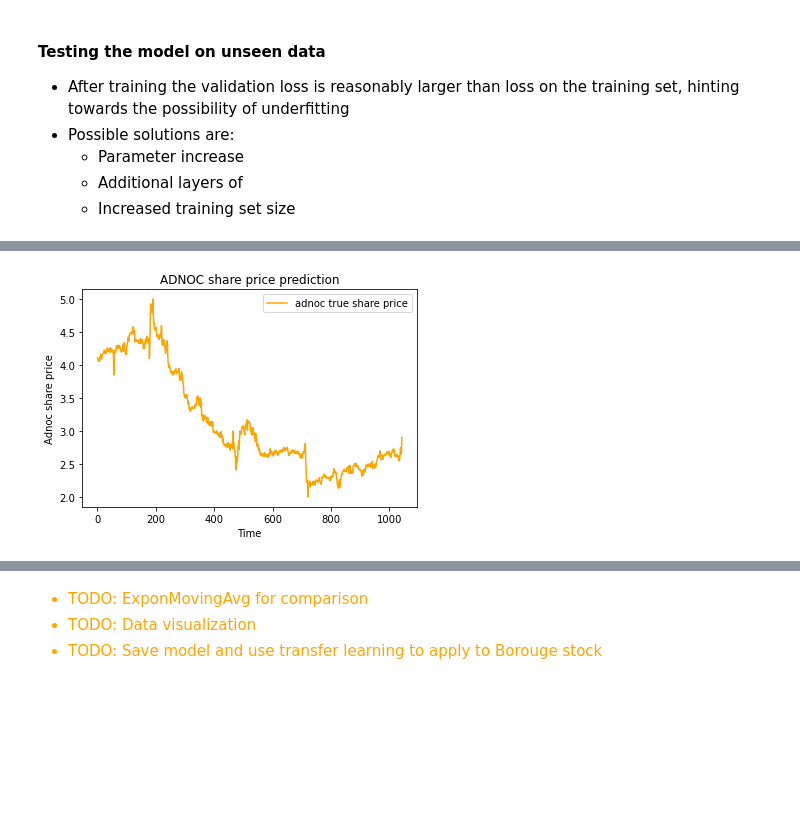
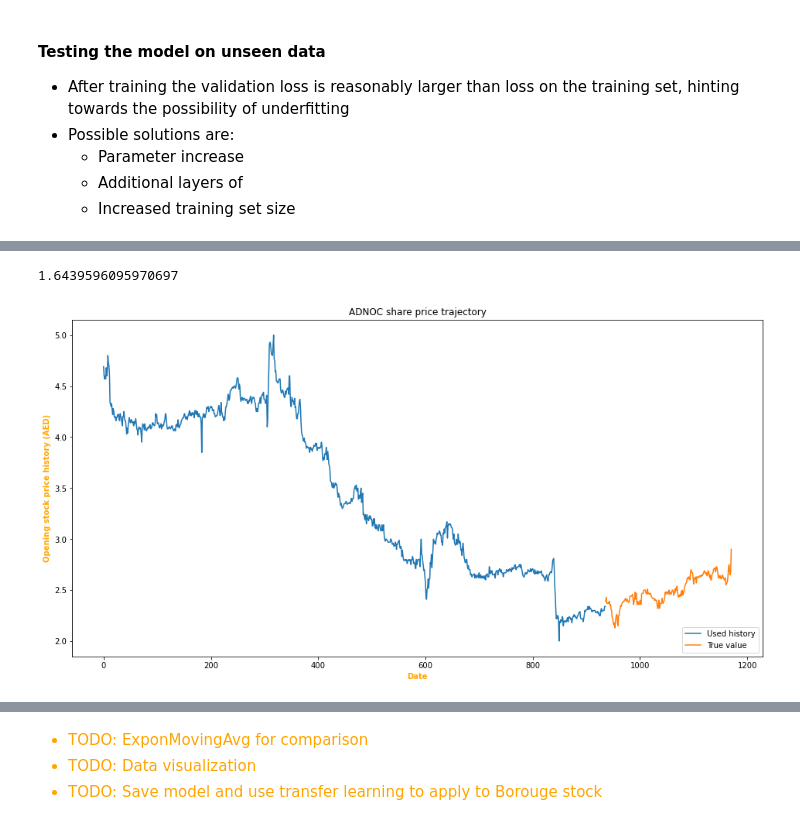
Before and after one commit to abdullamatar/LSTM-Financial-Forecaster, a Jupyter notebook: LSTM_forecaster.ipynb, the cells around one changed output, grey strips where cells are left out. Cells and saved outputs as stored; diff of their text form; code cells hidden in the pictures; blank space fills up the shorter version.

Commit message:
several changes, issues with test set time range  and models predicted output

```diff
--- a/LSTM_forecaster.ipynb
+++ b/LSTM_forecaster.ipynb
@@ -207,21 +240,25 @@ Epoch 100/100
     - Additional layers of
     - Increased training set size
 # %%
-total_set = unsplit_dat[['Open']].values
+# total_set = unsplit_dat[['Open']].values
 # len(scaled_total_set)-len(scaled_test_set)-60 = 963 = X_train.shape[0], the remaining being test
 # tests=total_set[len(total_set)-len(test_set)-60:]
-# tests
+
+
 test_set = test_set.reshape(-1,1)
 # tests = normalizer.transform(tests)
 test_set = normalizer.fit_transform(test_set)
 
 X_test=[]
+y_test=[]
 # # Creating the same window and dimensions as before
-# for e in range(60,test_set.shape[0]):
-#     X_test.append(test_set[e-60:e,0])
-# X_test = np.array(X_test)
-# X_test = np.reshape(X_test,(X_test.shape[0],X_test.shape[1],1))
+for e in range(22,test_set.shape[0]):
+    X_test.append(test_set[e-22:e,0])
+    y_test.append(test_set[e,0])
+X_test = np.array(X_test)
+X_test = np.reshape(X_test,(X_test.shape[0],X_test.shape[1],1))
 
-# model_prediction = lstm_model.predict(X_test)
-# model_prediction = normalizer.inverse_transform(model_prediction)
-# model_prediction
+model_prediction = lstm_model.predict(X_test)
+model_prediction = normalizer.inverse_transform(model_prediction)
+model_prediction.shape
+# model_prediction.reshape(-1)
@@ -228,15 +284,29 @@ X_test=[]
-# %%
-plt.plot(total_set, color='orange',label='adnoc true share price')
-
-#*in dire need of revision, this model needs saving xD
-
-# plt.plot(model_prediction, color='black',label='model prediction')
-plt.title('ADNOC share price prediction')
-plt.xlabel('Time')
-plt.ylabel('Adnoc share price')
-plt.legend()
-plt.show()
-# %% [output]
-[figure, removed]
+# %%
+# RMSE rudiment
+rootmse = np.sqrt(np.mean(model_prediction-y_test)**2)
+rootmse
+# %% [output]
+1.6439596095970697
+# %%
+totalset = unsplit_dat.filter(['Open'])
+# plt.plot(unsplit_dat[['Open']], color='orange',label='adnoc true share price')
+trainedData = totalset[:len(training_set)]
+evalDat = totalset[len(training_set):]
+forecast = model_prediction
+plt.figure(figsize=(16,8))
+
+plt.title('ADNOC share price trajectory')
+plt.xlabel('Date')
+plt.ylabel('Opening stock price history (AED)')
+plt.plot(trainedData)
+plt.plot(evalDat)
+# plt.plot(model_prediction)
+plt.legend(['Used history', 'True value', 'Model forecast'], loc='lower right')
+# evaluationData = unsplit_dat[valid_and_test_set.shape[0]:]
+
+# plt.plot(model_prediction, color='black',label='model prediction')
+plt.show()
+# %% [output]
+[figure, added]
 # %%
 lstm_model.save('transferable.h5')
```
Also changed, not shown: parts of 16 cells of this notebook, 2 other files.
